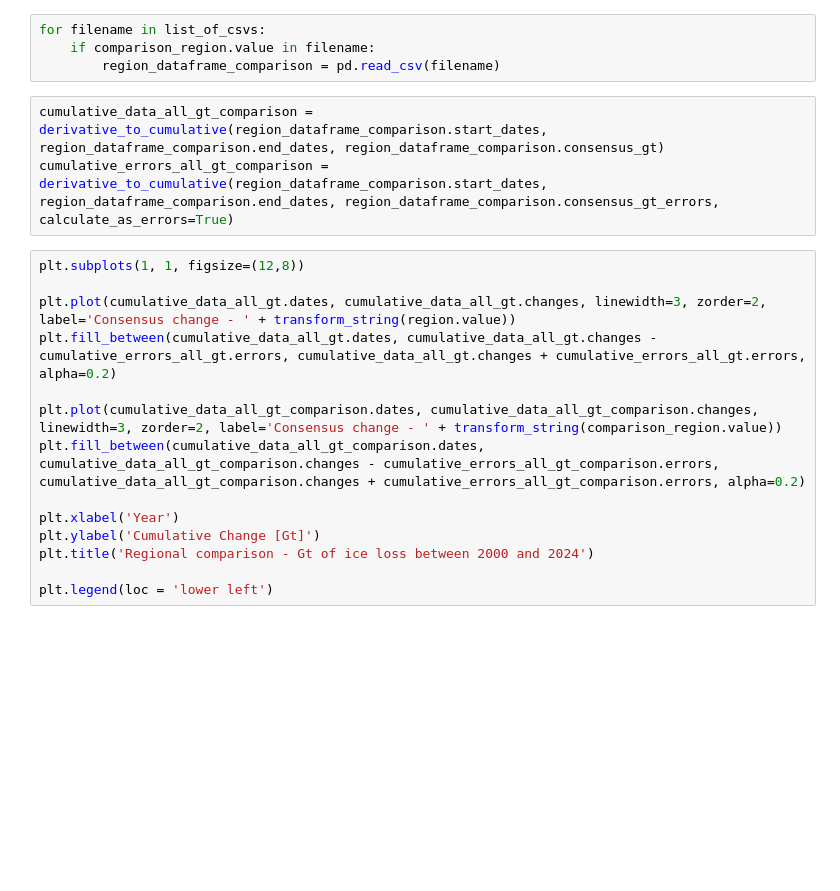
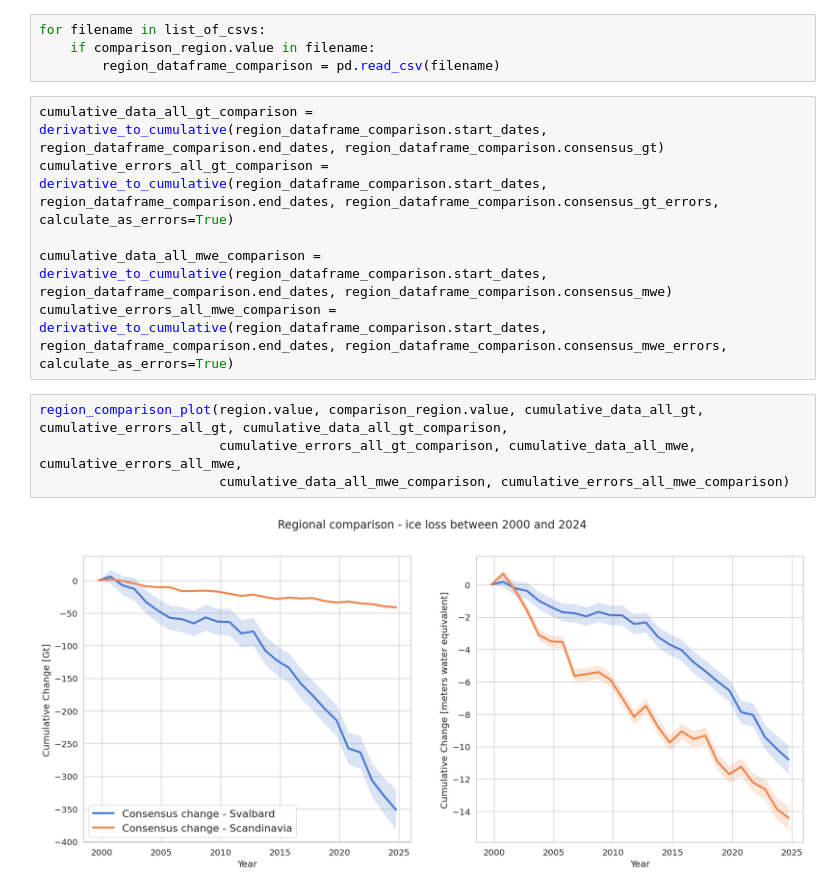
Before and after one commit to earthwave/glambie_demo_notebooks, a Jupyter notebook: glambie_reigonal_plots.ipynb, the cells around one changed output. Drawn from its saved outputs; the diff is of its cells as text; blank space fills up the shorter version.

Commit message:
Added mwe comparison to final plot

```diff
--- a/glambie_reigonal_plots.ipynb
+++ b/glambie_reigonal_plots.ipynb
@@ -115,17 +113,12 @@ for filename in list_of_csvs:
 # %%
 cumulative_data_all_gt_comparison = derivative_to_cumulative(region_dataframe_comparison.start_dates, region_dataframe_comparison.end_dates, region_dataframe_comparison.consensus_gt)
 cumulative_errors_all_gt_comparison = derivative_to_cumulative(region_dataframe_comparison.start_dates, region_dataframe_comparison.end_dates, region_dataframe_comparison.consensus_gt_errors, calculate_as_errors=True)
+
+cumulative_data_all_mwe_comparison = derivative_to_cumulative(region_dataframe_comparison.start_dates, region_dataframe_comparison.end_dates, region_dataframe_comparison.consensus_mwe)
+cumulative_errors_all_mwe_comparison = derivative_to_cumulative(region_dataframe_comparison.start_dates, region_dataframe_comparison.end_dates, region_dataframe_comparison.consensus_mwe_errors, calculate_as_errors=True)
-# %%
-plt.subplots(1, 1, figsize=(12,8))
-
-plt.plot(cumulative_data_all_gt.dates, cumulative_data_all_gt.changes, linewidth=3, zorder=2, label='Consensus change - ' + transform_string(region.value))
-plt.fill_between(cumulative_data_all_gt.dates, cumulative_data_all_gt.changes - cumulative_errors_all_gt.errors, cumulative_data_all_gt.changes + cumulative_errors_all_gt.errors, alpha=0.2)
-
-plt.plot(cumulative_data_all_gt_comparison.dates, cumulative_data_all_gt_comparison.changes, linewidth=3, zorder=2, label='Consensus change - ' + transform_string(comparison_region.value))
-plt.fill_between(cumulative_data_all_gt_comparison.dates, cumulative_data_all_gt_comparison.changes - cumulative_errors_all_gt_comparison.errors, cumulative_data_all_gt_comparison.changes + cumulative_errors_all_gt_comparison.errors, alpha=0.2)
-
-plt.xlabel('Year')
-plt.ylabel('Cumulative Change [Gt]')
-plt.title('Regional comparison - Gt of ice loss between 2000 and 2024')
-
-plt.legend(loc = 'lower left')
+# %%
+region_comparison_plot(region.value, comparison_region.value, cumulative_data_all_gt, cumulative_errors_all_gt, cumulative_data_all_gt_comparison,
+                       cumulative_errors_all_gt_comparison, cumulative_data_all_mwe, cumulative_errors_all_mwe,
+                       cumulative_data_all_mwe_comparison, cumulative_errors_all_mwe_comparison)
+# %% [output]
+[figure, added]
```
Also changed, not shown: parts of 4 cells of this notebook, 1 other file.
